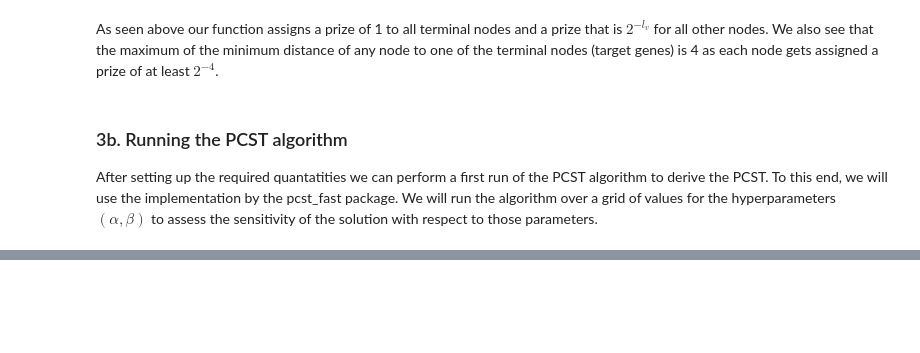
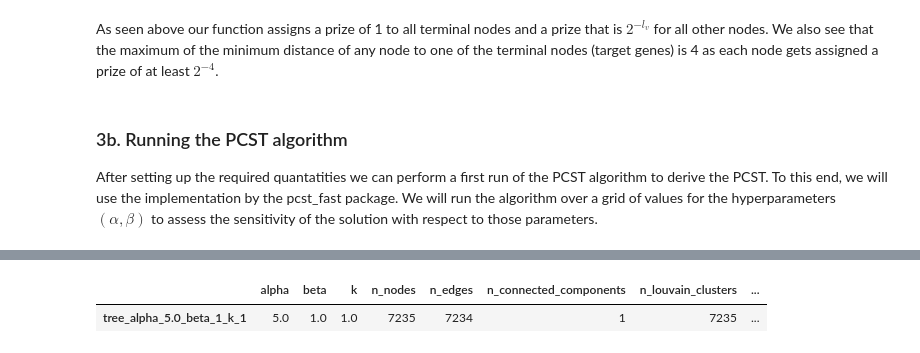
Before and after one commit to uhlerlab/image2reg, a Jupyter notebook: notebooks/ppi/steiner_tree_analysis.ipynb, the cells around one changed output, grey strips where cells are left out. Drawn from its saved outputs; the diff is of its cells as text; code cells hidden in the pictures; blank space fills up the shorter version.

Commit message:
updated notebooks for gex analyses and steiner tree inference

```diff
--- a/notebooks/ppi/steiner_tree_analysis.ipynb
+++ b/notebooks/ppi/steiner_tree_analysis.ipynb
@@ -785,2 +1007,6 @@ INFO:OmicsIntegrator.graph:Members of the prize file not present in the interact
 INFO:OmicsIntegrator.graph:[]
 [interactive output not drawn]
+# %%
+pcst_sensitivity_analyses_results = analyze_sensitivity_analyses_results(
+    td, target_nodes=terminals
+)
@@ -786,0 +1015,5 @@ INFO:OmicsIntegrator.graph:[]
+# %%
+pcst_sensitivity_analyses_results
+# %% [output]
+|  | alpha | beta | k | n_nodes | n_edges | n_connected_components | n_louvain_clusters | ... |
+| tree_alpha_5.0_beta_1_k_1 | 5.0 | 1.0 | 1.0 | 7235 | 7234 | 1 | 7235 | ... |
```
Also changed, not shown: parts of 32 cells of this notebook, 1 other file.
